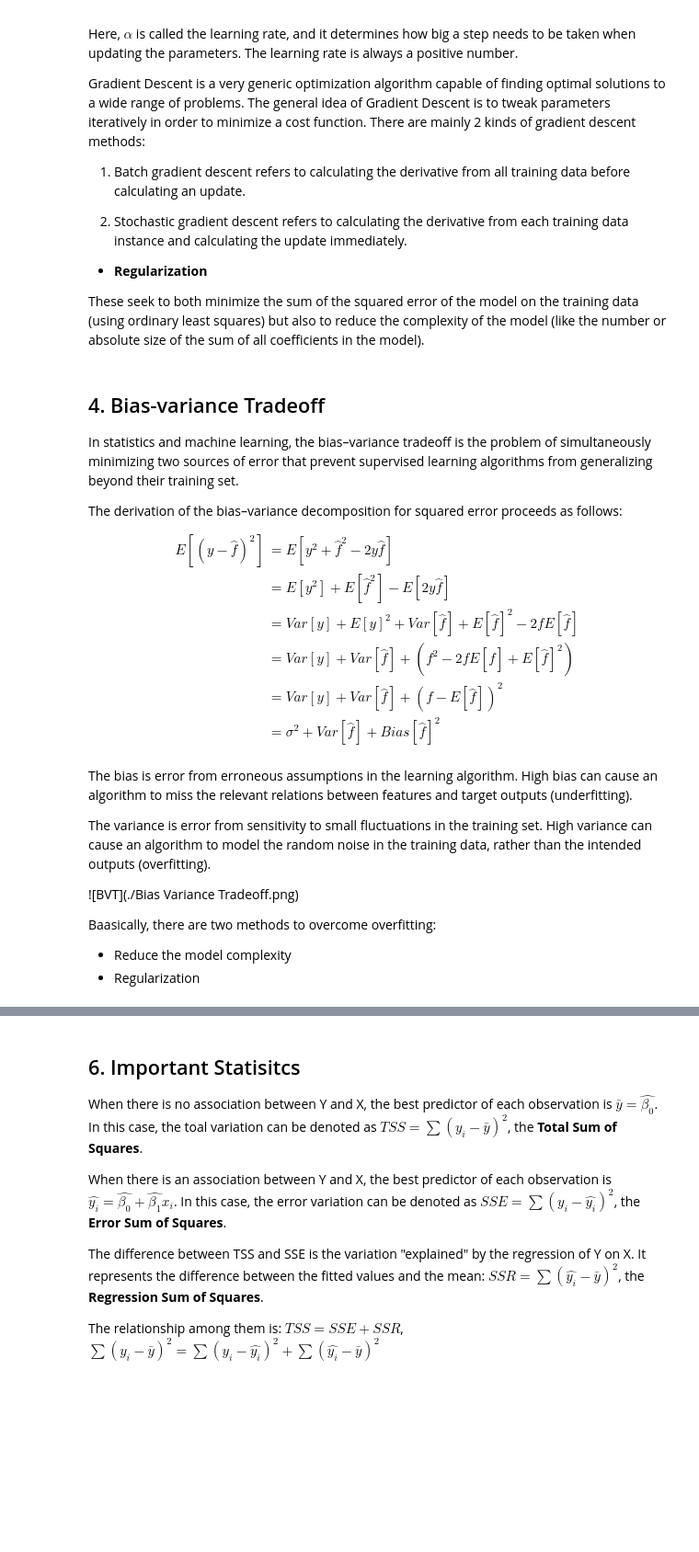
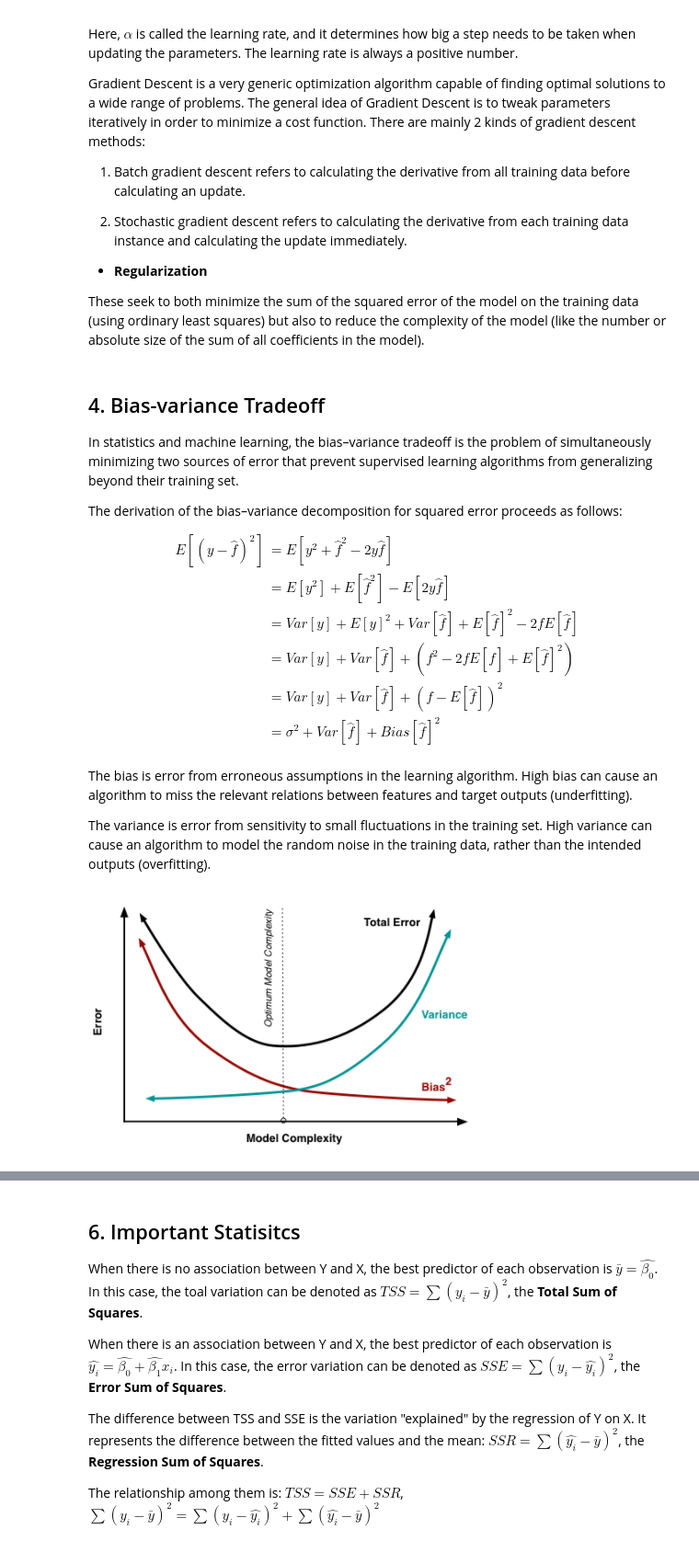
Before and after one commit to XuefeiY/Machine-Learning-Notes, a Jupyter notebook: Linear Regression and Regularization/Linear Regression and Regularization.ipynb, the cells around one changed output, grey strips where cells are left out. Shown at 92% size. Cells and saved outputs as stored; diff of their text form; code cells hidden in the pictures; blank space fills up the shorter version.

```diff
--- a/Linear Regression and Regularization/Linear Regression and Regularization.ipynb
+++ b/Linear Regression and Regularization/Linear Regression and Regularization.ipynb
@@ -128,9 +128,8 @@ $$
 The bias is error from erroneous assumptions in the learning algorithm. High bias can cause an algorithm to miss the relevant relations between features and target outputs (underfitting).
 
 The variance is error from sensitivity to small fluctuations in the training set. High variance can cause an algorithm to model the random noise in the training data, rather than the intended outputs (overfitting).
-
-![BVT](./Bias Variance Tradeoff.png)
-
-Baasically, there are two methods to overcome overfitting:
-* Reduce the model complexity
-* Regularization
+# %%
+from IPython.display import Image
+Image(filename='Bias Variance Tradeoff.png')
+# %% [output]
+[figure, added]
```
Also changed, not shown: parts of 3 cells of this notebook, 3 other files.
